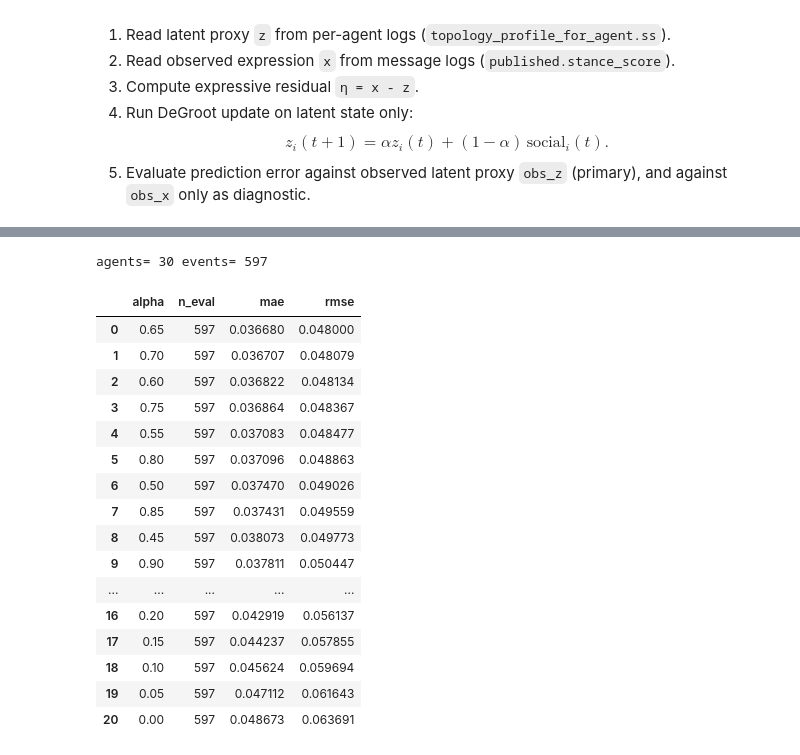
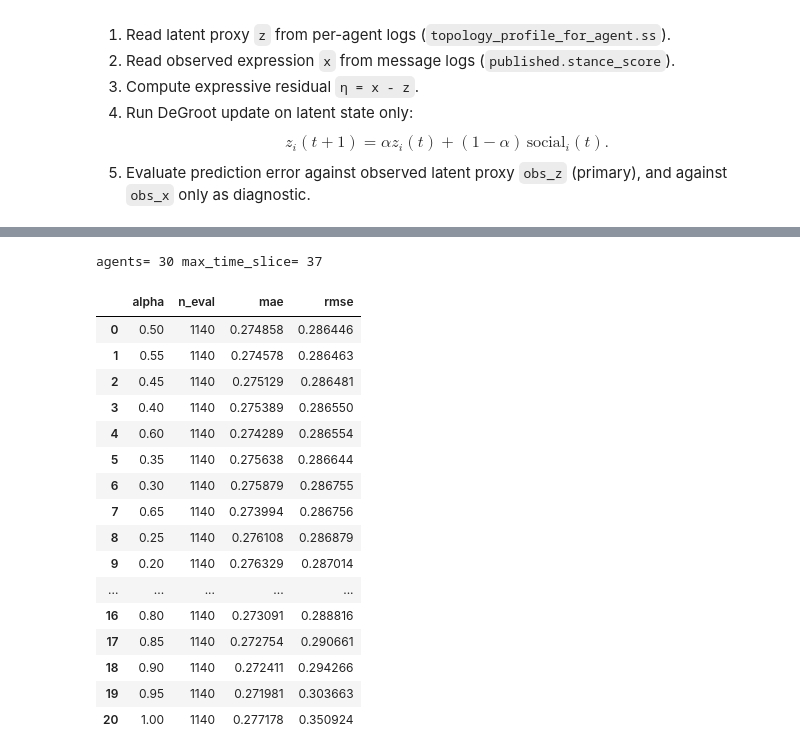
Before and after one commit to samuelLi05/llm-network, a Jupyter notebook: modeling/models/de_groot_latent_belief.ipynb, the cells around one changed output, grey strips where cells are left out. Saved outputs shown, nothing was run; the diff lists cells and outputs as text; code cells hidden in the pictures.

```diff
--- a/modeling/models/de_groot_latent_belief.ipynb
+++ b/modeling/models/de_groot_latent_belief.ipynb
@@ -505,32 +548,33 @@ max abs diff = 0.213602699564428
 # %%
 data = load_run_data(RUN_DIR)
-print('agents=', len(data['agent_ids']), 'events=', len(data['events']))
+print('agents=', len(data['agent_ids']), 'max_time_slice=', data['max_time_slice'])
 rows = []
 for a in PARAMS['alpha_grid']:
-    _, rec = run_event_degroot_latent_z(data, alpha=a)
+    out = run_timeslice_degroot_latent(data, alpha=a)
+    rec = out['records']
     m = evaluate(rec, pred_key='pred_z', obs_key='obs_z')
     rows.append({'alpha': a, 'n_eval': len(rec), **m})
 res = pd.DataFrame(rows).sort_values('rmse').reset_index(drop=True)
 res
 # %% [output]
-agents= 30 events= 597
+agents= 30 max_time_slice= 37
 |  | alpha | n_eval | mae | rmse |
-| 0 | 0.65 | 597 | 0.036680 | 0.048000 |
-| 1 | 0.70 | 597 | 0.036707 | 0.048079 |
-| 2 | 0.60 | 597 | 0.036822 | 0.048134 |
-| 3 | 0.75 | 597 | 0.036864 | 0.048367 |
-| 4 | 0.55 | 597 | 0.037083 | 0.048477 |
-| 5 | 0.80 | 597 | 0.037096 | 0.048863 |
-| 6 | 0.50 | 597 | 0.037470 | 0.049026 |
-| 7 | 0.85 | 597 | 0.037431 | 0.049559 |
-| 8 | 0.45 | 597 | 0.038073 | 0.049773 |
-| 9 | 0.90 | 597 | 0.037811 | 0.050447 |
+| 0 | 0.50 | 1140 | 0.274858 | 0.286446 |
+| 1 | 0.55 | 1140 | 0.274578 | 0.286463 |
+| 2 | 0.45 | 1140 | 0.275129 | 0.286481 |
+| 3 | 0.40 | 1140 | 0.275389 | 0.286550 |
+| 4 | 0.60 | 1140 | 0.274289 | 0.286554 |
+| 5 | 0.35 | 1140 | 0.275638 | 0.286644 |
+| 6 | 0.30 | 1140 | 0.275879 | 0.286755 |
+| 7 | 0.65 | 1140 | 0.273994 | 0.286756 |
+| 8 | 0.25 | 1140 | 0.276108 | 0.286879 |
+| 9 | 0.20 | 1140 | 0.276329 | 0.287014 |
 | ... | ... | ... | ... | ... |
-| 16 | 0.20 | 597 | 0.042919 | 0.056137 |
-| 17 | 0.15 | 597 | 0.044237 | 0.057855 |
-| 18 | 0.10 | 597 | 0.045624 | 0.059694 |
-| 19 | 0.05 | 597 | 0.047112 | 0.061643 |
-| 20 | 0.00 | 597 | 0.048673 | 0.063691 |
+| 16 | 0.80 | 1140 | 0.273091 | 0.288816 |
+| 17 | 0.85 | 1140 | 0.272754 | 0.290661 |
+| 18 | 0.90 | 1140 | 0.272411 | 0.294266 |
+| 19 | 0.95 | 1140 | 0.271981 | 0.303663 |
+| 20 | 1.00 | 1140 | 0.277178 | 0.350924 |
 # %%
 best = res.iloc[0].to_dict()
 print('Best:', best)
```
Also changed, not shown: parts of 4 cells of this notebook, 5 other files.
